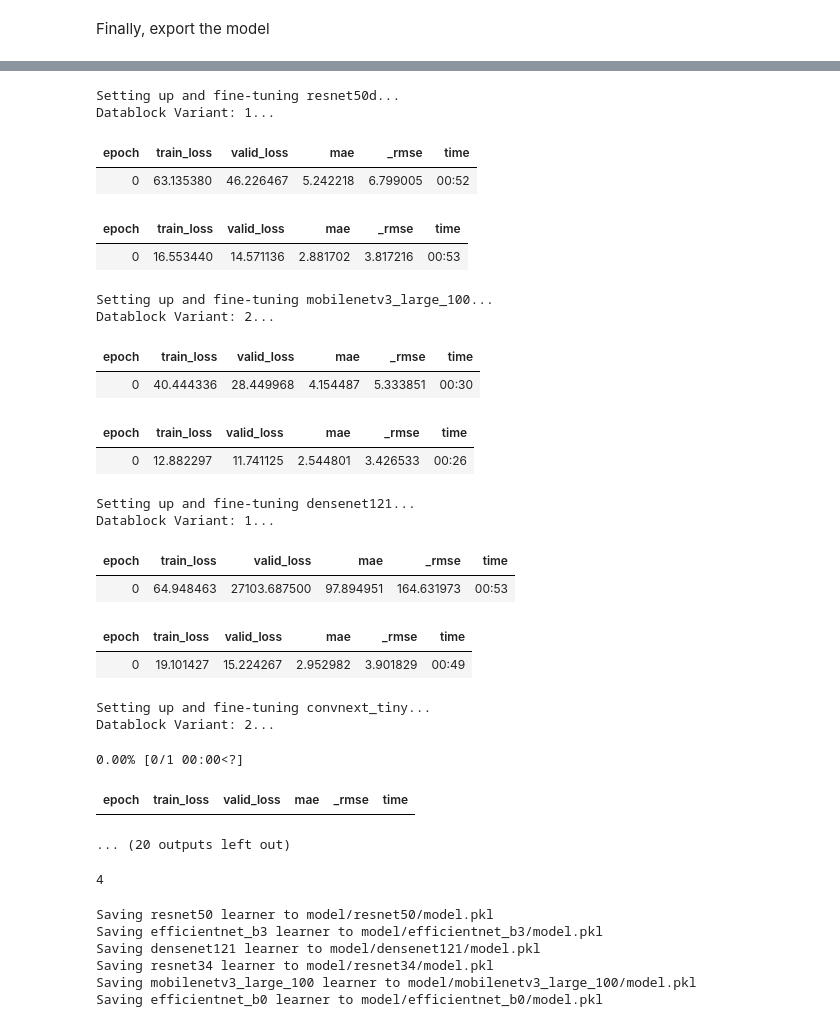
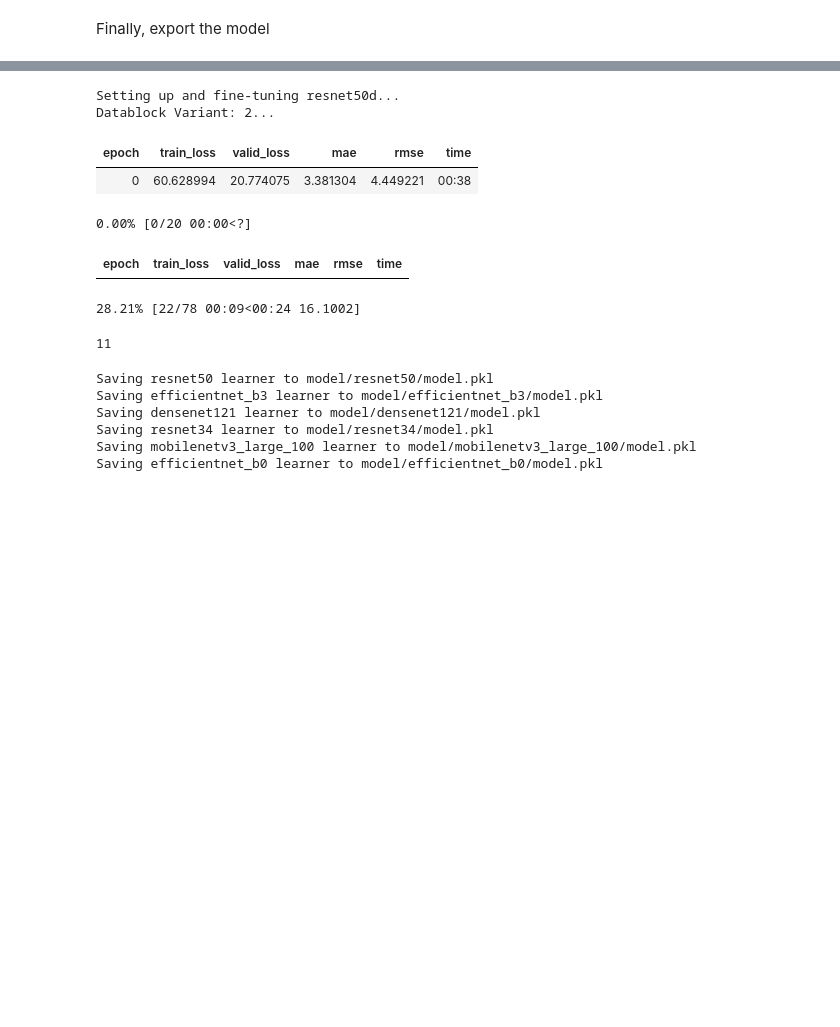
Before and after one commit to kalandjl/LeanAI, a Jupyter notebook: core/train_model.ipynb, the cells around one changed output, grey strips where cells are left out. Drawn from its saved outputs; the diff is of its cells as text; code cells hidden in the pictures; blank space fills up the shorter version.

```diff
--- a/core/train_model.ipynb
+++ b/core/train_model.ipynb
@@ -307,35 +536,19 @@ def fine_tune_models(models=None, epochs=3, loss_func=None):
     return learners
 # %%
 # Assuming dls is your DataLoaders with regression targets
-learners = fine_tune_models(epochs=12)
+learners = fine_tune_models(epochs=20)
 # %% [output]
 Setting up and fine-tuning resnet50d...
-Datablock Variant: 1...
+Datablock Variant: 2...
-| epoch | train_loss | valid_loss | mae | _rmse | time |
-| 0 | 63.135380 | 46.226467 | 5.242218 | 6.799005 | 00:52 |
+| epoch | train_loss | valid_loss | mae | rmse | time |
+| 0 | 60.628994 | 20.774075 | 3.381304 | 4.449221 | 00:38 |
+0.00% [0/20 00:00<?]
-| epoch | train_loss | valid_loss | mae | _rmse | time |
-| 0 | 16.553440 | 14.571136 | 2.881702 | 3.817216 | 00:53 |
+| epoch | train_loss | valid_loss | mae | rmse | time |
-Setting up and fine-tuning mobilenetv3_large_100...
-Datablock Variant: 2...
-| epoch | train_loss | valid_loss | mae | _rmse | time |
-| 0 | 40.444336 | 28.449968 | 4.154487 | 5.333851 | 00:30 |
-| epoch | train_loss | valid_loss | mae | _rmse | time |
-| 0 | 12.882297 | 11.741125 | 2.544801 | 3.426533 | 00:26 |
-Setting up and fine-tuning densenet121...
-Datablock Variant: 1...
+28.21% [22/78 00:09<00:24 16.1002]
-| epoch | train_loss | valid_loss | mae | _rmse | time |
-| 0 | 64.948463 | 27103.687500 | 97.894951 | 164.631973 | 00:53 |
-| epoch | train_loss | valid_loss | mae | _rmse | time |
-| 0 | 19.101427 | 15.224267 | 2.952982 | 3.901829 | 00:49 |
-Setting up and fine-tuning convnext_tiny...
-Datablock Variant: 2...
-0.00% [0/1 00:00<?]
-| epoch | train_loss | valid_loss | mae | _rmse | time |
-... (20 outputs left out)
-# %%
-learners
-# %% [output]
-4
+# %%
+len(learners)
+# %% [output]
+11
 # %%
 import os
 
```
Also changed, not shown: parts of 2 cells of this notebook.
